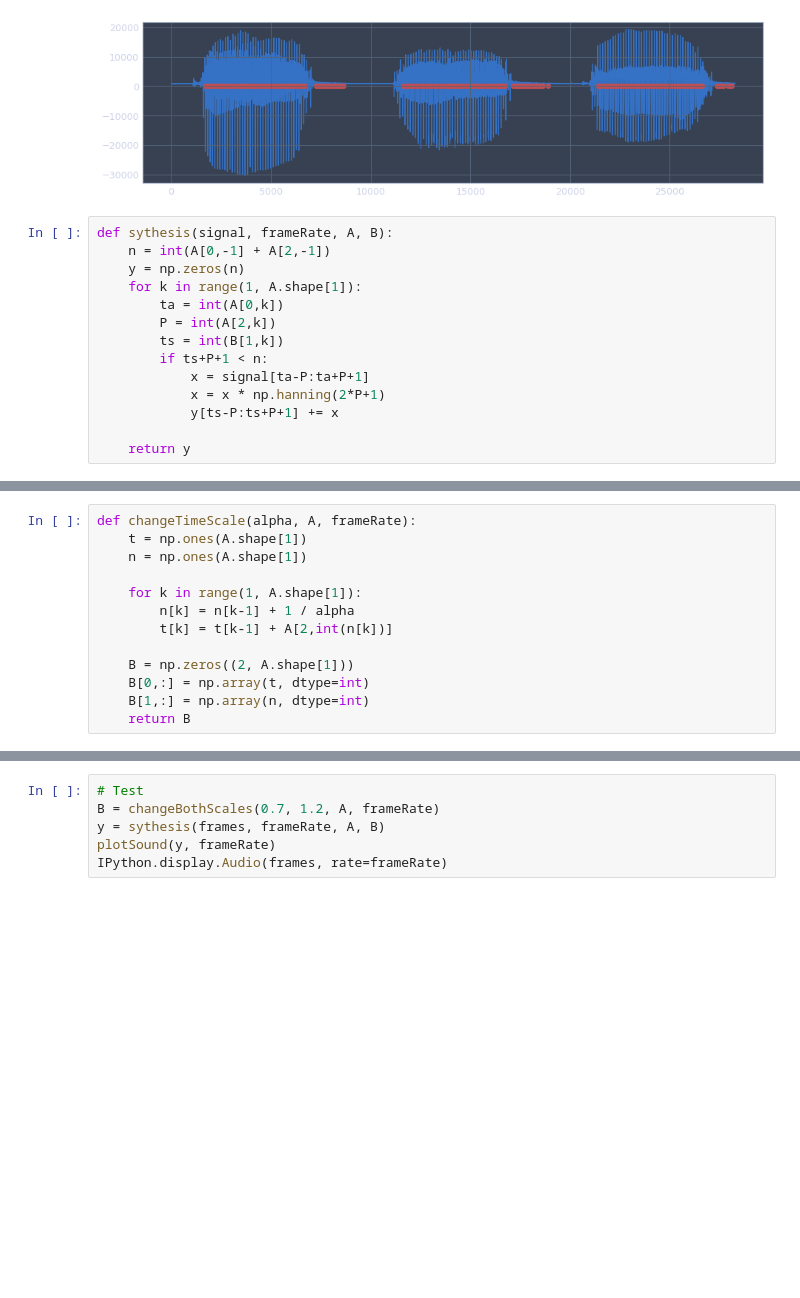
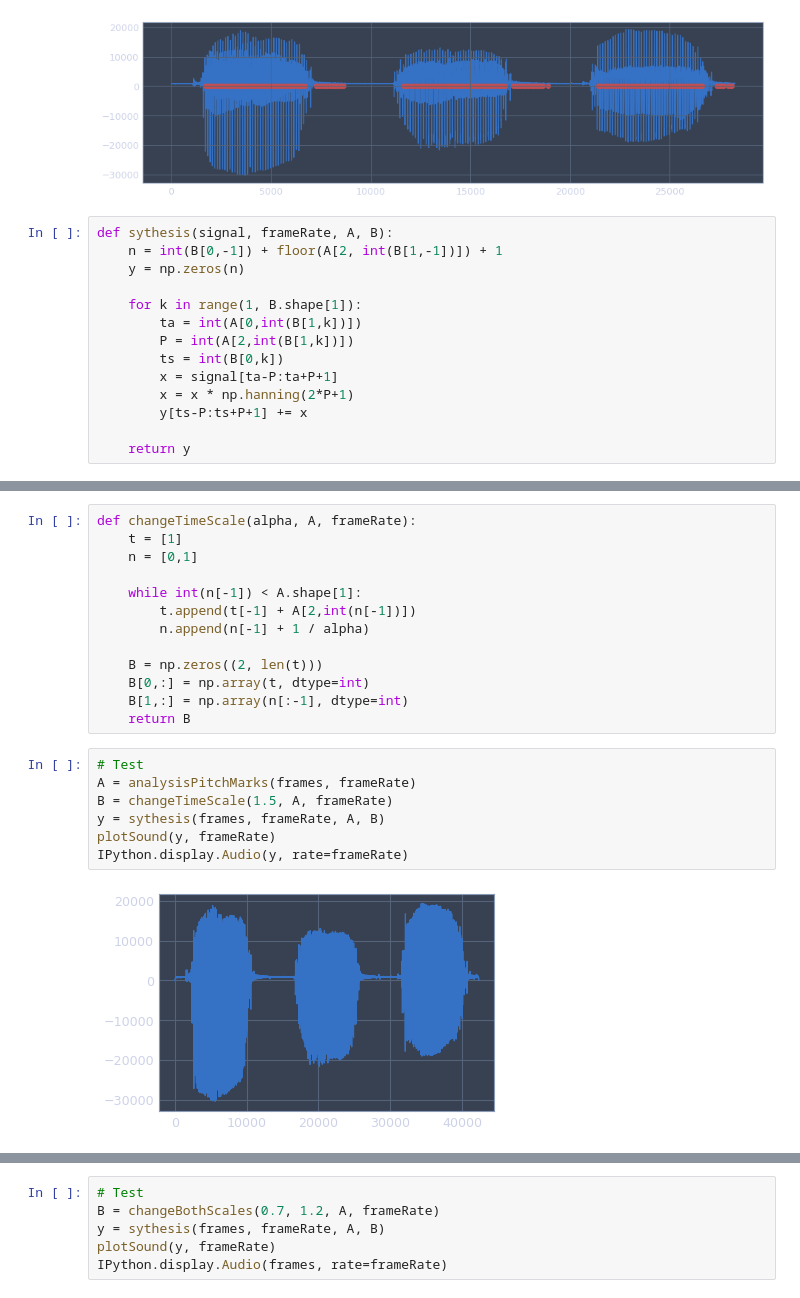
Before and after one commit to alexis-thual/audio-signal-analysis, a Jupyter notebook: tp5/Untitled.ipynb, the cells around one changed output, grey strips where cells are left out. Cells and saved outputs as stored; diff of their text form; blank space fills up the shorter version.

```diff
--- a/tp5/Untitled.ipynb
+++ b/tp5/Untitled.ipynb
@@ -88,16 +88,16 @@ plt.show()
 [figure]
 # %%
 def sythesis(signal, frameRate, A, B):
-    n = int(A[0,-1] + A[2,-1])
+    n = int(B[0,-1]) + floor(A[2, int(B[1,-1])]) + 1
     y = np.zeros(n)
-    for k in range(1, A.shape[1]):
-        ta = int(A[0,k])
-        P = int(A[2,k])
-        ts = int(B[1,k])
-        if ts+P+1 < n:
-            x = signal[ta-P:ta+P+1]
-            x = x * np.hanning(2*P+1)
-            y[ts-P:ts+P+1] += x
+
+    for k in range(1, B.shape[1]):
+        ta = int(A[0,int(B[1,k])])
+        P = int(A[2,int(B[1,k])])
+        ts = int(B[0,k])
+        x = signal[ta-P:ta+P+1]
+        x = x * np.hanning(2*P+1)
+        y[ts-P:ts+P+1] += x
 
     return y
 # %%
@@ -109,13 +110,22 @@ ValueError: operands could not be broadcast together with shapes (0,) (321,) (0,
 # %%
 def changeTimeScale(alpha, A, frameRate):
-    t = np.ones(A.shape[1])
-    n = np.ones(A.shape[1])
+    t = [1]
+    n = [0,1]
 
-    for k in range(1, A.shape[1]):
-        n[k] = n[k-1] + 1 / alpha
-        t[k] = t[k-1] + A[2,int(n[k])]
+    while int(n[-1]) < A.shape[1]:
+        t.append(t[-1] + A[2,int(n[-1])])
+        n.append(n[-1] + 1 / alpha)
 
-    B = np.zeros((2, A.shape[1]))
+    B = np.zeros((2, len(t)))
     B[0,:] = np.array(t, dtype=int)
-    B[1,:] = np.array(n, dtype=int)
+    B[1,:] = np.array(n[:-1], dtype=int)
     return B
+# %%
+# Test
+A = analysisPitchMarks(frames, frameRate)
+B = changeTimeScale(1.5, A, frameRate)
+y = sythesis(frames, frameRate, A, B)
+plotSound(y, frameRate)
+IPython.display.Audio(y, rate=frameRate)
+# %% [output]
+[figure, added]
```
Also changed, not shown: parts of 7 cells of this notebook.
